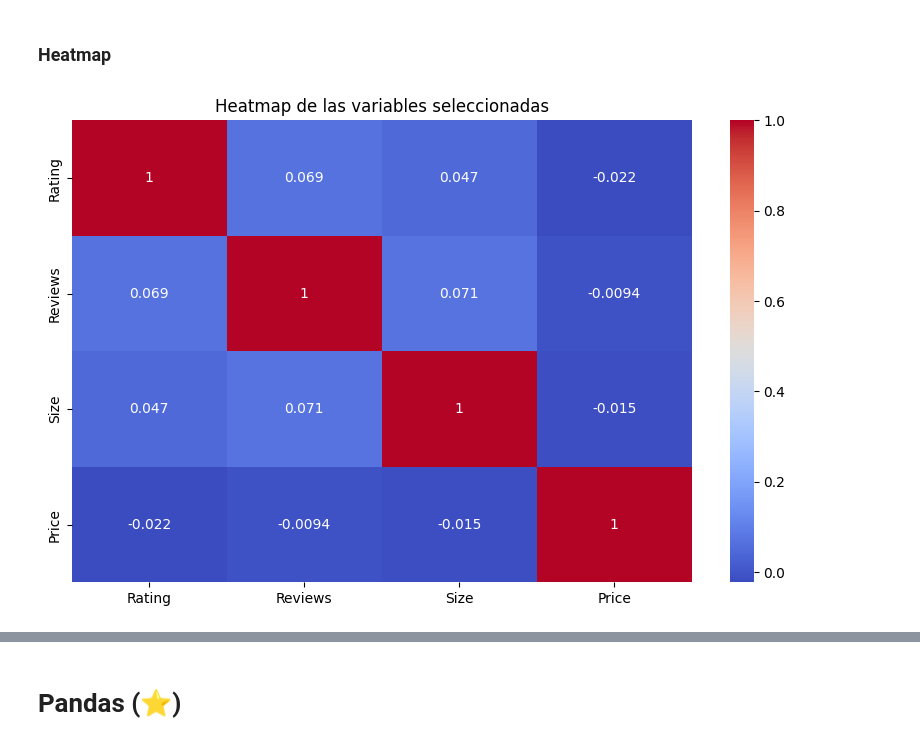
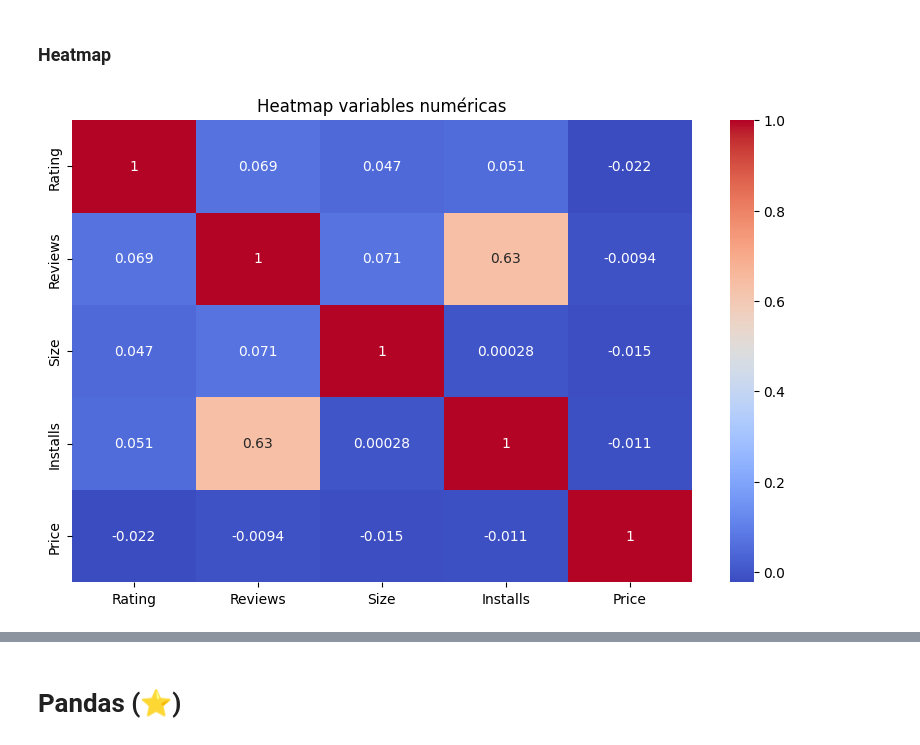
Before and after one commit to fernk01/Orga_Datos, a Jupyter notebook: tps/tp1/tp1.ipynb, the cells around one changed output, grey strips where cells are left out. Saved outputs shown, nothing was run; the diff lists cells and outputs as text; code cells hidden in the pictures.

```diff
--- a/tps/tp1/tp1.ipynb
+++ b/tps/tp1/tp1.ipynb
@@ -219,12 +227,12 @@ plt.show()
 ### Heatmap
 # %%
 # Seleccionamos la variables para hacer un heatmap.
-df_heatmap = df_app[["Rating", "Reviews", "Size", "Price"]].corr(method="pearson")
+df_heatmap = df_app[["Rating", "Reviews", "Size", "Installs", "Price"]].corr(method="pearson")
 
 # Hacemos un heatmap de las variables seleccionadas.
 plt.figure(figsize=(10, 6))
 sns.heatmap(df_heatmap, annot=True, cmap="coolwarm")
-plt.title("Heatmap de las variables seleccionadas")
+plt.title("Heatmap variables numéricas")
 plt.show()
 # %% [output]
-[figure, old version]
+[figure, new version]
```
Also changed, not shown: parts of 19 cells of this notebook.
